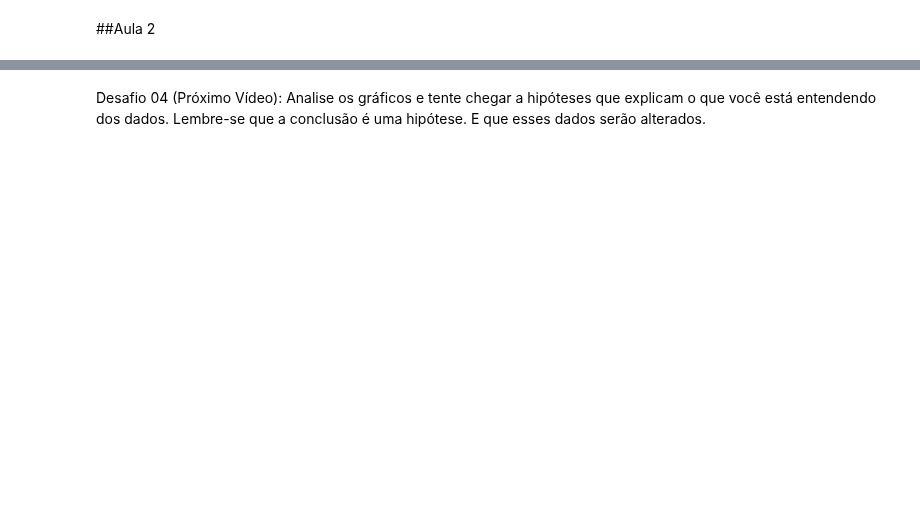
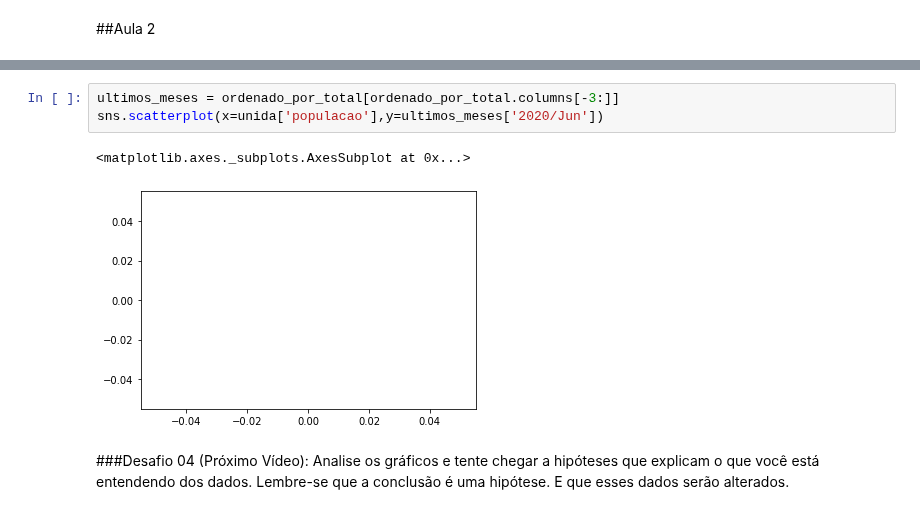
Before and after one commit to rabastos44/Bootcamp-Data-Science-Alura, a Jupyter notebook: Desafios_Modulo_2.ipynb, the cells around one changed output, grey strips where cells are left out. Saved outputs shown, nothing was run; the diff lists cells and outputs as text; blank space fills up the shorter version.

```diff
--- a/Desafios_Modulo_2.ipynb
+++ b/Desafios_Modulo_2.ipynb
@@ -165,2 +214,8 @@ Desafio 03 (Super Desafio Thiago): Plotar no mesmos gráficos do final da aula o
+# %%
+ultimos_meses = ordenado_por_total[ordenado_por_total.columns[-3:]]
+sns.scatterplot(x=unida['populacao'],y=ultimos_meses['2020/Jun'])
+# %% [output]
+<matplotlib.axes._subplots.AxesSubplot at 0x...>
+[figure, added]
 # %% [markdown]
-Desafio 04 (Próximo Vídeo): Analise os gráficos e tente chegar a hipóteses que explicam o que você está entendendo dos dados. Lembre-se que a conclusão é uma hipótese. E que esses dados serão alterados.
+###Desafio 04 (Próximo Vídeo): Analise os gráficos e tente chegar a hipóteses que explicam o que você está entendendo dos dados. Lembre-se que a conclusão é uma hipótese. E que esses dados serão alterados.
```
Also changed, not shown: parts of 7 cells of this notebook.
